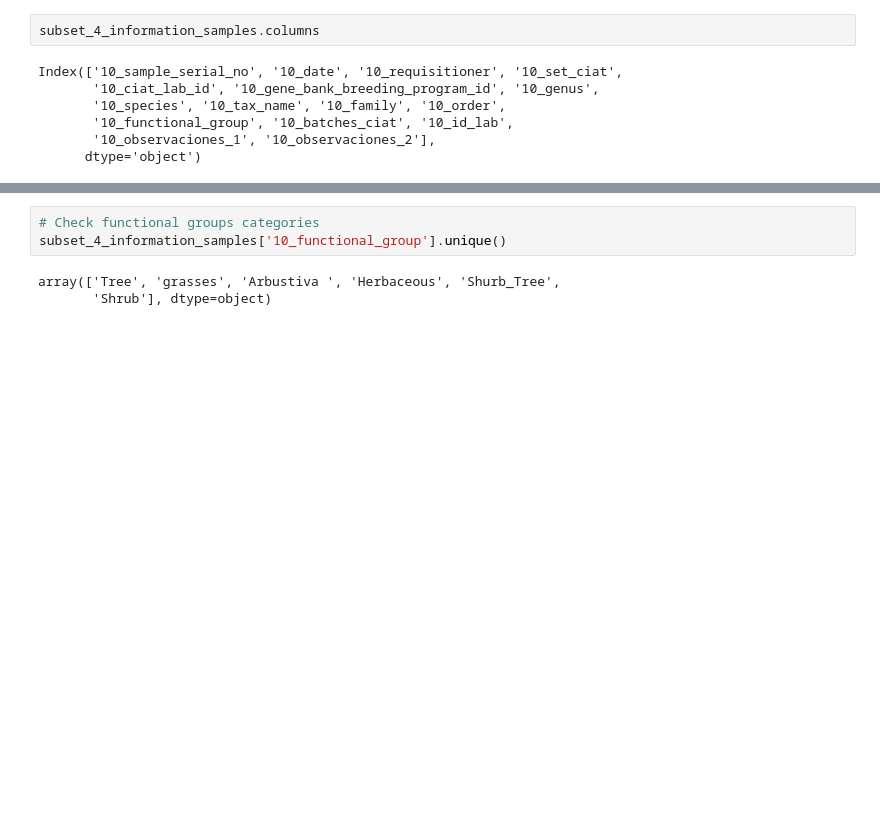
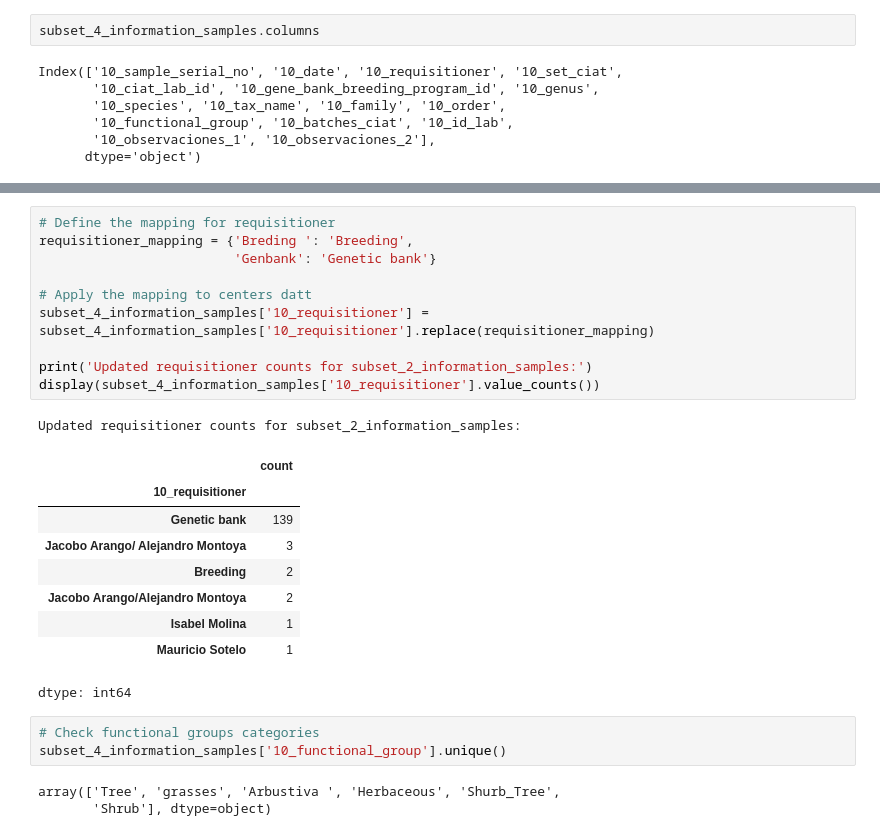
Before and after one commit to maurope/lmf, a Jupyter notebook: notebooks/2026/2026_05_29_sql_data_frame_creation_for_methane_intensity_and_tddm_estimations.ipynb, the cells around one changed output, grey strips where cells are left out. Cells and saved outputs as stored; diff of their text form; blank space fills up the shorter version.

```diff
--- a/notebooks/2026/2026_05_29_sql_data_frame_creation_for_methane_intensity_and_tddm_estimations.ipynb
+++ b/notebooks/2026/2026_05_29_sql_data_frame_creation_for_methane_intensity_and_tddm_estimations.ipynb
@@ -1285,3 +1329,24 @@ Index(['10_sample_serial_no', '10_date', '10_requisitioner', '10_set_ciat',
+# %%
+# Define the mapping for requisitioner
+requisitioner_mapping = {'Breding ': 'Breeding',
+                         'Genbank': 'Genetic bank'}
+
+# Apply the mapping to centers datt
+subset_4_information_samples['10_requisitioner'] = subset_4_information_samples['10_requisitioner'].replace(requisitioner_mapping)
+
+print('Updated requisitioner counts for subset_2_information_samples:')
+display(subset_4_information_samples['10_requisitioner'].value_counts())
+# %% [output]
+Updated requisitioner counts for subset_2_information_samples:
+|  | count |
+| 10_requisitioner |  |
+| Genetic bank | 139 |
+| Jacobo Arango/ Alejandro Montoya | 3 |
+| Breeding | 2 |
+| Jacobo Arango/Alejandro Montoya | 2 |
+| Isabel Molina | 1 |
+| Mauricio Sotelo | 1 |
+dtype: int64
 # %%
 # Check functional groups categories
 subset_4_information_samples['10_functional_group'].unique()
```
Also changed, not shown: parts of 21 cells of this notebook, 42 other files.
